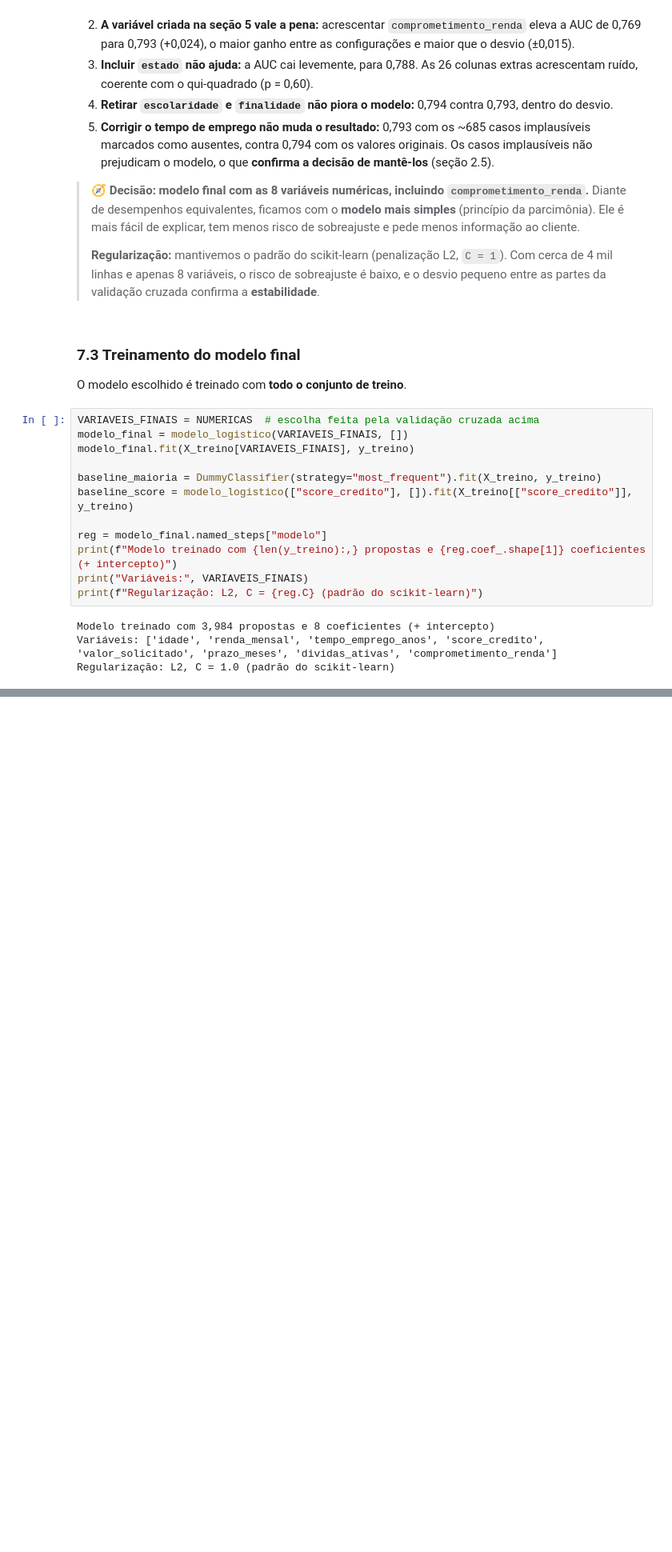
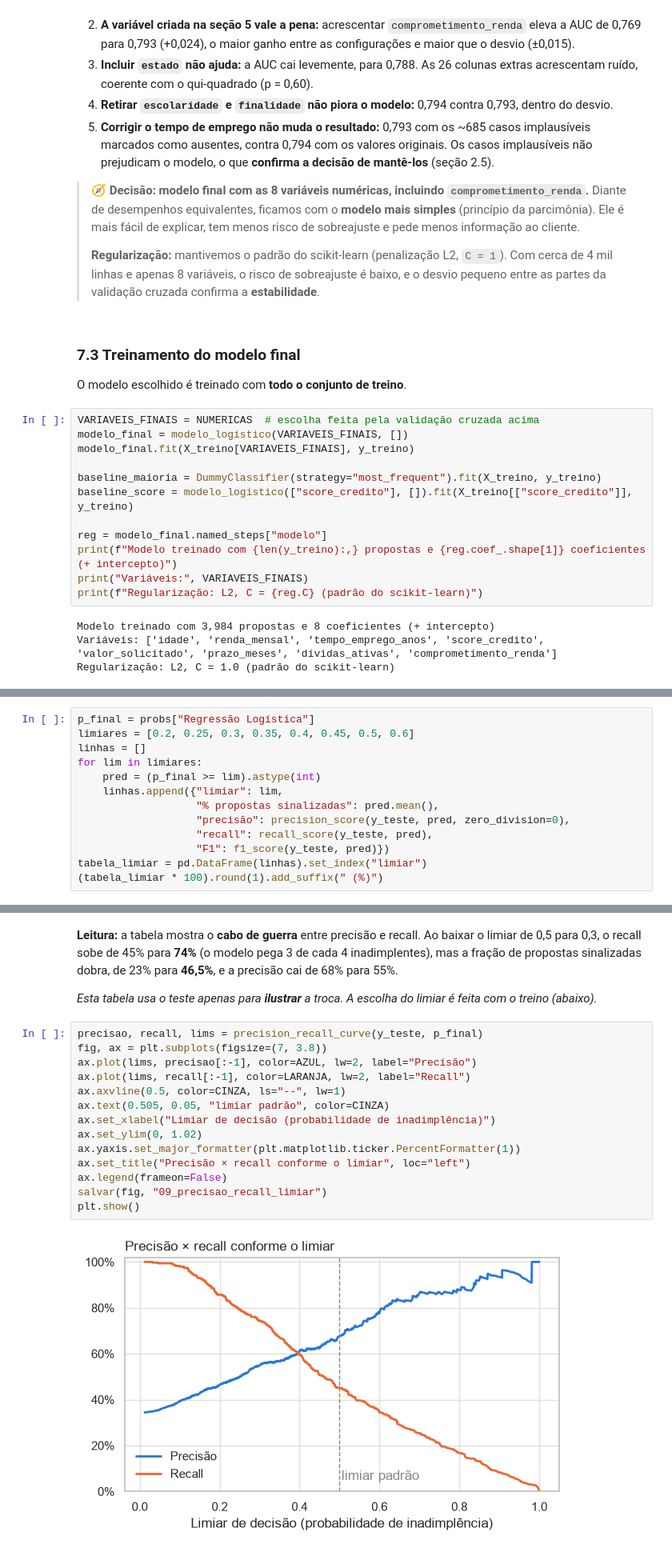
Before and after one commit to alexlourenc/CredAIR-v2, a Jupyter notebook: notebooks/analise_credito.ipynb, the cells around one changed output, grey strips where cells are left out. Shown at 80% size. Drawn from its saved outputs; the diff is of its cells as text; blank space fills up the shorter version.

```diff
--- a/notebooks/analise_credito.ipynb
+++ b/notebooks/analise_credito.ipynb
@@ -904,0 +1021,13 @@ Regularização: L2, C = 1.0 (padrão do scikit-learn)
+# %%
+p_final = probs["Regressão Logística"]
+limiares = [0.2, 0.25, 0.3, 0.35, 0.4, 0.45, 0.5, 0.6]
+linhas = []
+for lim in limiares:
+    pred = (p_final >= lim).astype(int)
+    linhas.append({"limiar": lim,
+                   "% propostas sinalizadas": pred.mean(),
+                   "precisão": precision_score(y_teste, pred, zero_division=0),
+                   "recall": recall_score(y_teste, pred),
+                   "F1": f1_score(y_teste, pred)})
+tabela_limiar = pd.DataFrame(linhas).set_index("limiar")
+(tabela_limiar * 100).round(1).add_suffix(" (%)")
@@ -904,0 +1045,20 @@ Regularização: L2, C = 1.0 (padrão do scikit-learn)
+# %% [markdown]
+**Leitura:** a tabela mostra o **cabo de guerra** entre precisão e recall. Ao baixar o limiar de 0,5 para 0,3, o recall sobe de 45% para **74%** (o modelo pega 3 de cada 4 inadimplentes), mas a fração de propostas sinalizadas dobra, de 23% para **46,5%**, e a precisão cai de 68% para 55%.
+
+*Esta tabela usa o teste apenas para **ilustrar** a troca. A escolha do limiar é feita com o treino (abaixo).*
+# %%
+precisao, recall, lims = precision_recall_curve(y_teste, p_final)
+fig, ax = plt.subplots(figsize=(7, 3.8))
+ax.plot(lims, precisao[:-1], color=AZUL, lw=2, label="Precisão")
+ax.plot(lims, recall[:-1], color=LARANJA, lw=2, label="Recall")
+ax.axvline(0.5, color=CINZA, ls="--", lw=1)
+ax.text(0.505, 0.05, "limiar padrão", color=CINZA)
+ax.set_xlabel("Limiar de decisão (probabilidade de inadimplência)")
+ax.set_ylim(0, 1.02)
+ax.yaxis.set_major_formatter(plt.matplotlib.ticker.PercentFormatter(1))
+ax.set_title("Precisão × recall conforme o limiar", loc="left")
+ax.legend(frameon=False)
+salvar(fig, "09_precisao_recall_limiar")
+plt.show()
+# %% [output]
+[figure, added]
```
Also changed, not shown: parts of 21 cells of this notebook, 5 other files.
